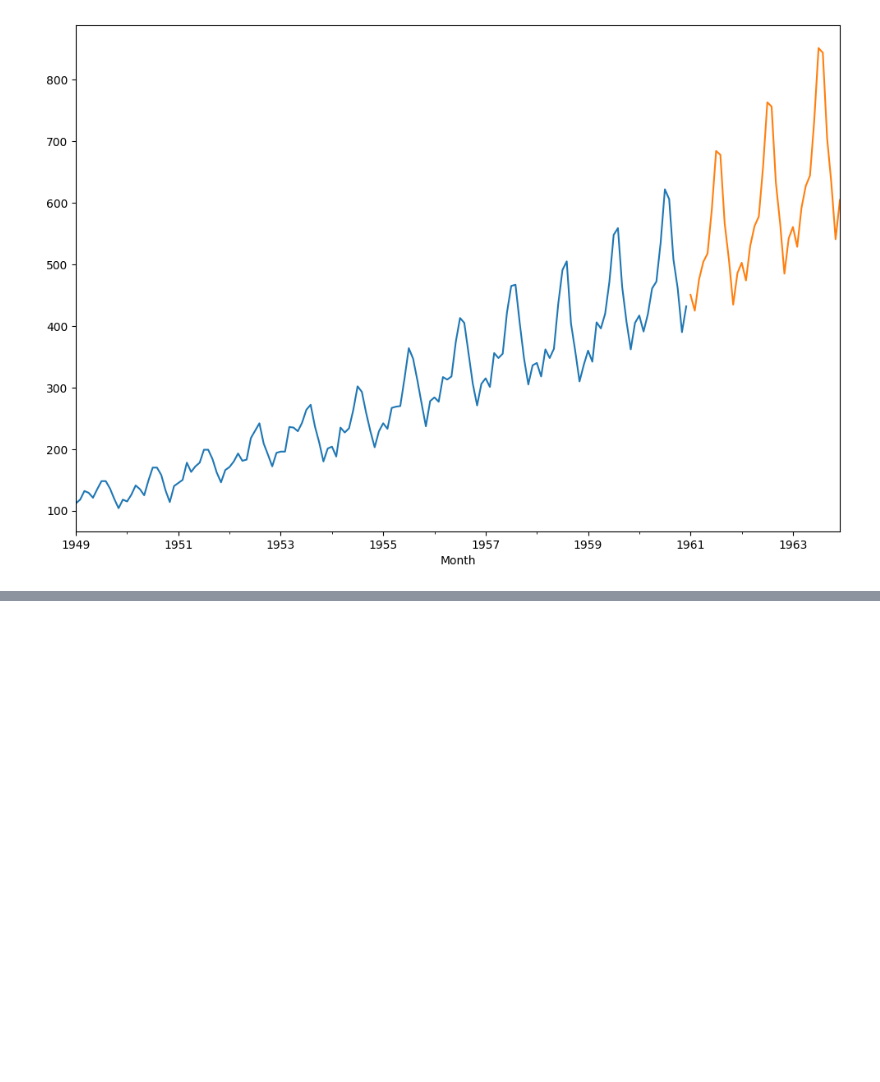
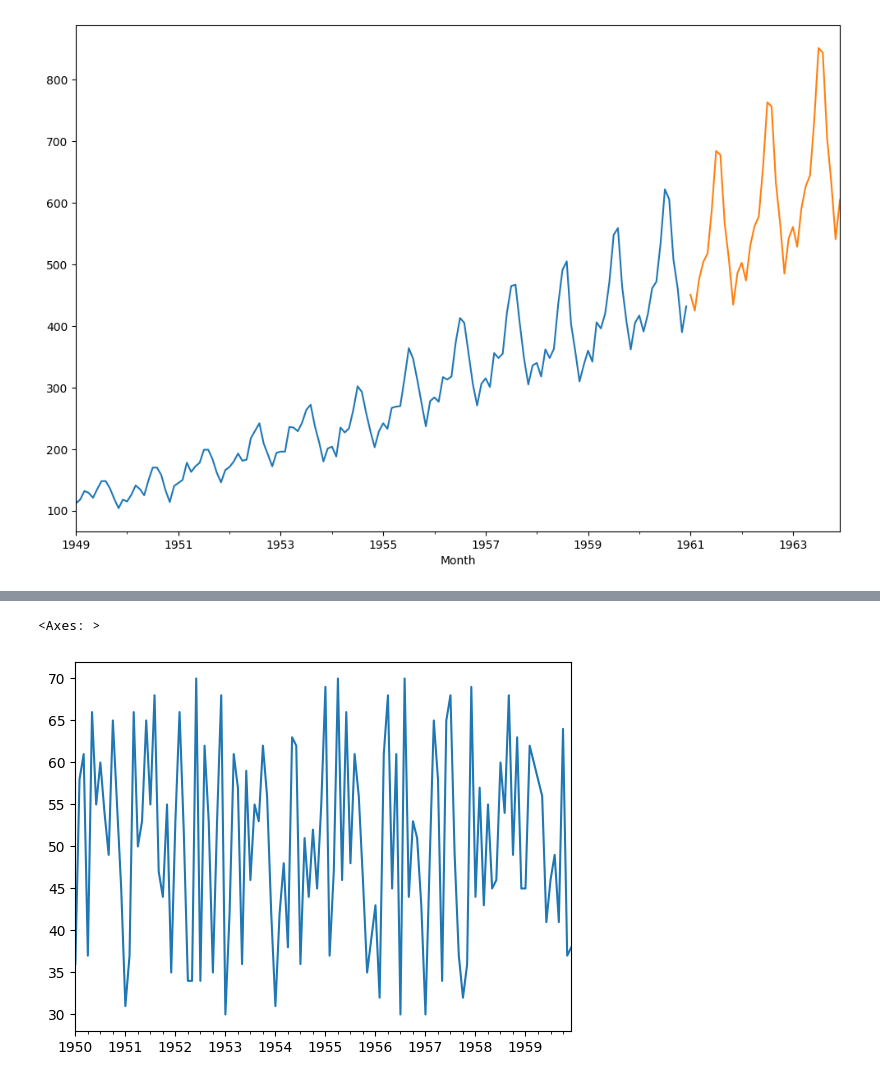
Before and after one commit to nmaiya/ColabTimeSeries, a Jupyter notebook: GeneralForcasting.ipynb, the cells around one changed output, grey strips where cells are left out. Cells and saved outputs as stored; diff of their text form; code cells hidden in the pictures; blank space fills up the shorter version.

```diff
--- a/GeneralForcasting.ipynb
+++ b/GeneralForcasting.ipynb
@@ -151,3 +151,6 @@ forcast_prediction.plot()
 # %% [output]
 <Axes: xlabel='Month'>
 [figure]
+# %%
+df2=pd.read_csv('/content/samples.csv',index_col=0,parse_dates=True)
+df2.head()
@@ -153,0 +164,5 @@ forcast_prediction.plot()
+# %%
+df2['a'].plot()
+# %% [output]
+<Axes: >
+[figure, added]
```
Also changed, not shown: parts of 4 cells of this notebook.
